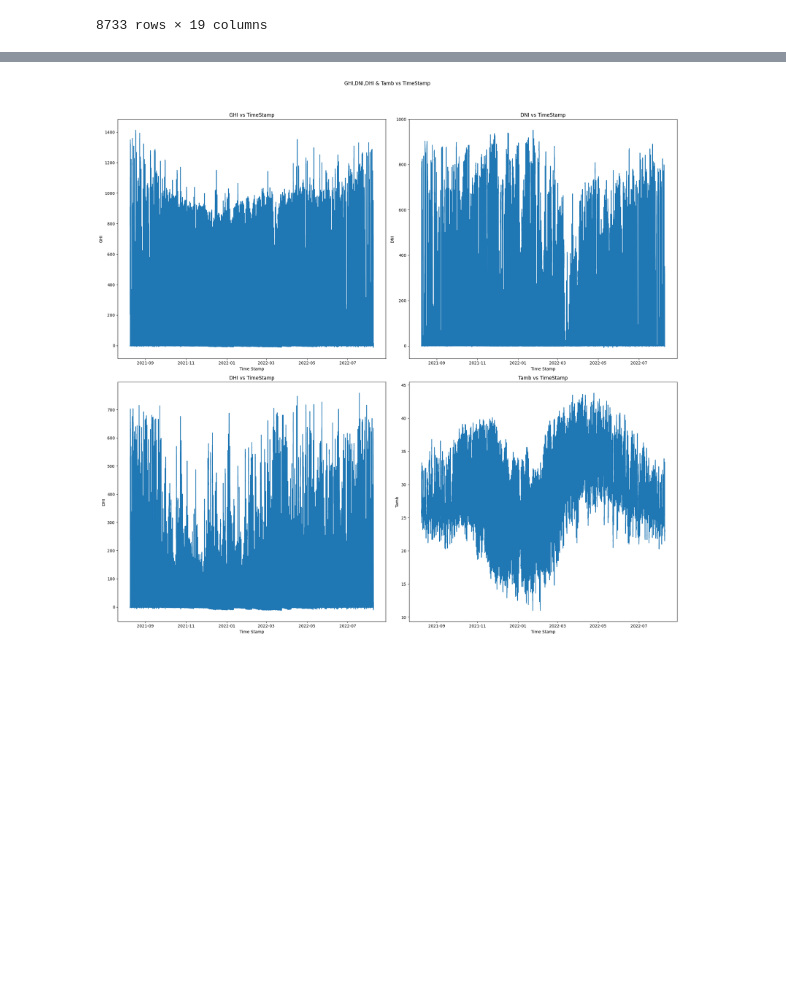
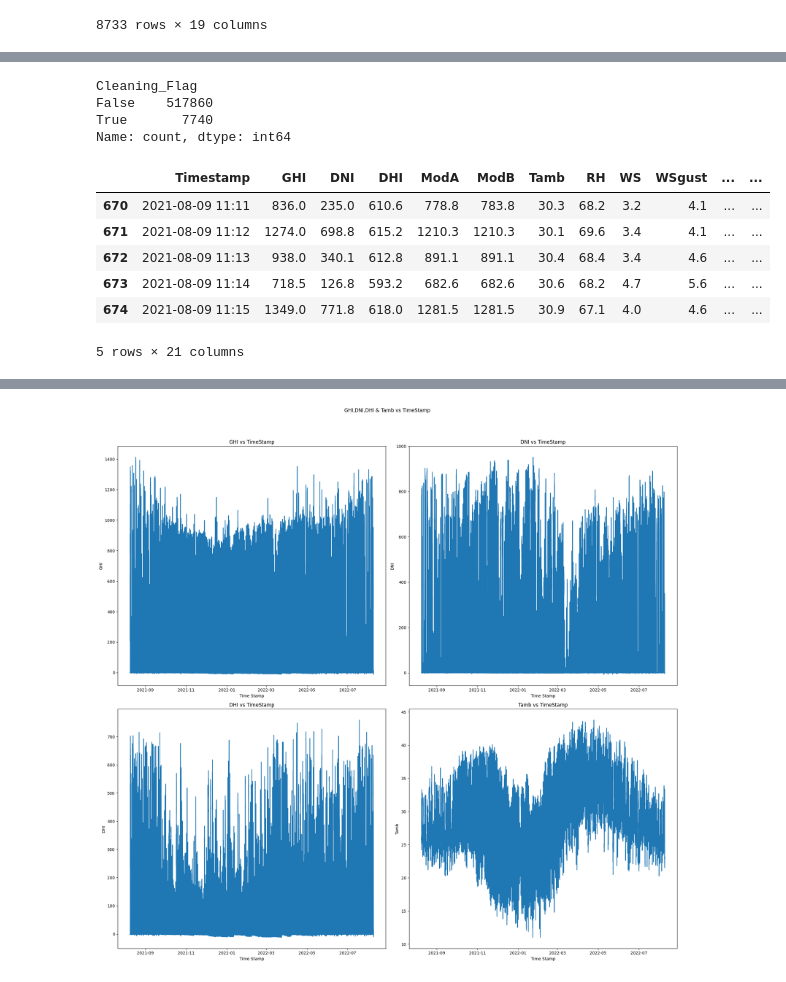
Before and after one commit to GrimVad3r/solar-challenge-week1, a Jupyter notebook: notebooks/benin_eda.ipynb, the cells around one changed output, grey strips where cells are left out. Saved outputs shown, nothing was run; the diff lists cells and outputs as text; code cells hidden in the pictures; blank space fills up the shorter version.

```diff
--- a/notebooks/benin_eda.ipynb
+++ b/notebooks/benin_eda.ipynb
@@ -182,0 +176,18 @@ dtype: int64
+# %%
+outliers=(zscore_scipy > 3).any(axis=1)
+df['Cleaning_Flag']=outliers
+oultier_rows=df[df['Cleaning_Flag']]
+print(df['Cleaning_Flag'].value_counts())
+oultier_rows.head()
+# %% [output]
+Cleaning_Flag
+False    517860
+True       7740
+Name: count, dtype: int64
+|  | Timestamp | GHI | DNI | DHI | ModA | ModB | Tamb | RH | WS | WSgust | ... | ... |
+| 670 | 2021-08-09 11:11 | 836.0 | 235.0 | 610.6 | 778.8 | 783.8 | 30.3 | 68.2 | 3.2 | 4.1 | ... | ... |
+| 671 | 2021-08-09 11:12 | 1274.0 | 698.8 | 615.2 | 1210.3 | 1210.3 | 30.1 | 69.6 | 3.4 | 4.1 | ... | ... |
+| 672 | 2021-08-09 11:13 | 938.0 | 340.1 | 612.8 | 891.1 | 891.1 | 30.4 | 68.4 | 3.4 | 4.6 | ... | ... |
+| 673 | 2021-08-09 11:14 | 718.5 | 126.8 | 593.2 | 682.6 | 682.6 | 30.6 | 68.2 | 4.7 | 5.6 | ... | ... |
+| 674 | 2021-08-09 11:15 | 1349.0 | 771.8 | 618.0 | 1281.5 | 1281.5 | 30.9 | 67.1 | 4.0 | 4.6 | ... | ... |
+5 rows × 21 columns
```
Also changed, not shown: parts of 18 cells of this notebook.
